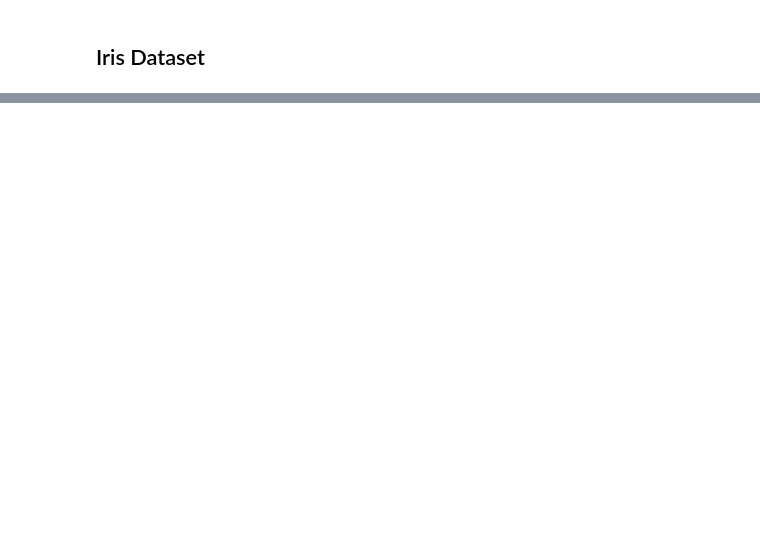
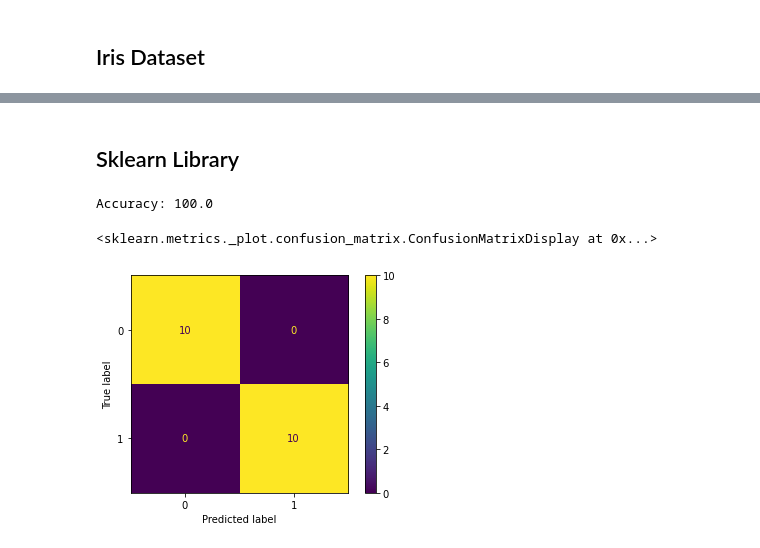
Before and after one commit to athanzxyt/ml_basics, a Jupyter notebook: nn.ipynb, the cells around one changed output, grey strips where cells are left out. Cells and saved outputs as stored; diff of their text form; code cells hidden in the pictures; blank space fills up the shorter version.

```diff
--- a/nn.ipynb
+++ b/nn.ipynb
@@ -114,0 +116,19 @@ Accuracy: 43.33
+# %% [markdown]
+## Sklearn Library
+# %%
+from sklearn.linear_model import Perceptron
+
+pcp = Perceptron(random_state=0)
+pcp.fit(X_train, y_train)
+
+preds = pcp.predict(X_test)
+acc = np.sum(y_test == preds) / len(y_test) * 100
+print(f"Accuracy: {round(acc,2)}")
+
+cm = confusion_matrix(y_test, preds, labels=np.unique(y_test))
+disp = ConfusionMatrixDisplay(confusion_matrix=cm, display_labels=np.unique(y_test))
+disp.plot()
+# %% [output]
+Accuracy: 100.0
+<sklearn.metrics._plot.confusion_matrix.ConfusionMatrixDisplay at 0x...>
+[figure, added]
```
Also changed, not shown: parts of 5 cells of this notebook.
